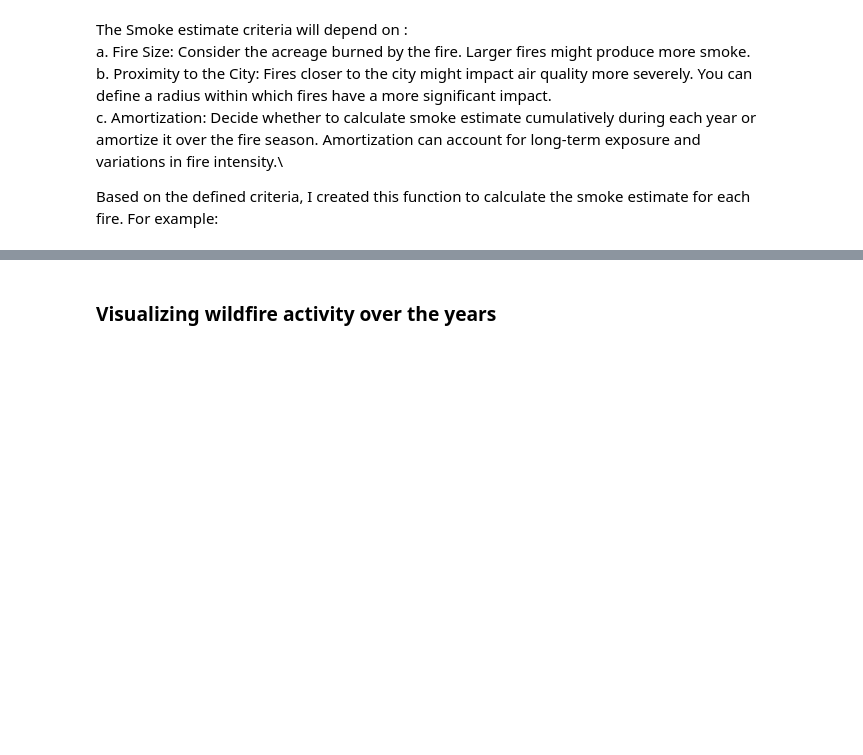
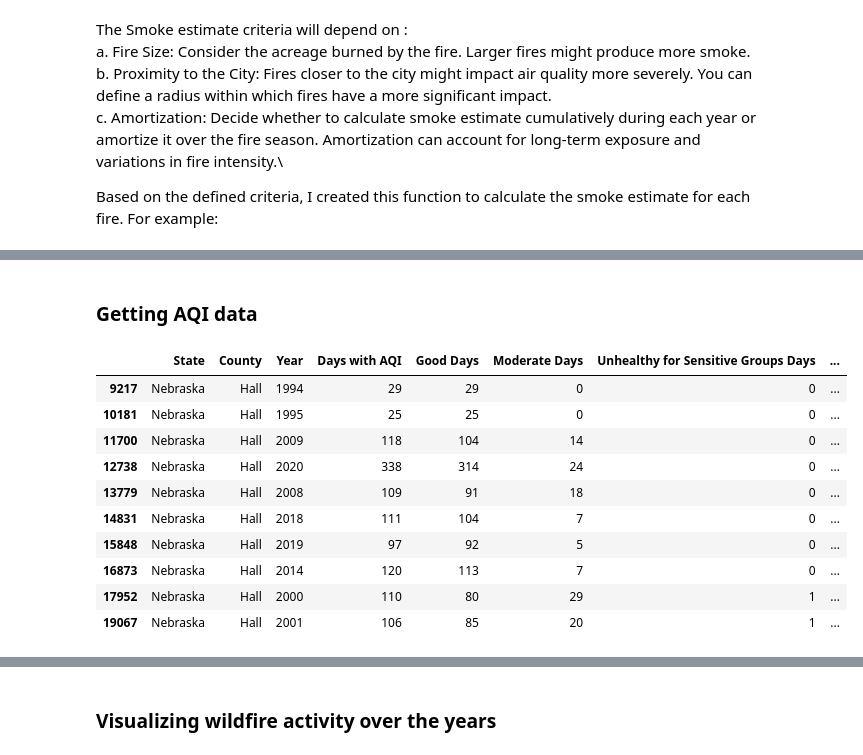
Before and after one commit to SayaniBoral/Human-Centered-Data-Science, a Jupyter notebook: Wild-fire-smoke-estimation/notebook/smoke_estimate_and_visualizations.ipynb, the cells around one changed output, grey strips where cells are left out. Cells and saved outputs as stored; diff of their text form; code cells hidden in the pictures; blank space fills up the shorter version.

```diff
--- a/Wild-fire-smoke-estimation/notebook/smoke_estimate_and_visualizations.ipynb
+++ b/Wild-fire-smoke-estimation/notebook/smoke_estimate_and_visualizations.ipynb
@@ -117,3 +117,38 @@ smoke_df.head(10)
 | 7 | 1999 | No Fire Name Provided (2) | 104.208446 | Prescribed Fire | [[-1993506.0771999992, 259752.860... | 1196.46 | [39.949501241387615, -121.0641773... | 1.292082 |
 | 8 | 1963 | JESSE MORROW (5) | 2793.704800 | Wildfire | [[-1953796.5231999997, -140594.89... | 1167.52 | [36.74943819359577, -119.37440388... | 2.170450 |
 | 9 | 1986 | No Fire Name Provided (5) | 69.934778 | Likely Wildfire | [[-1474971.2076999992, 545116.999... | 894.58 | [43.32734498497415, -115.48489238... | 8.534860 |
+# %% [markdown]
+### Getting AQI data
+# %%
+#AQI= pd.reas_csv('/Users/sayo/Documents/Projects/Home-Projects/ScratchPad/aqi/*.csv')
+import os
+# Specify the folder path where your CSV files are located
+folder_path = '/Users/sayo/Documents/Projects/Home-Projects/ScratchPad/aqi/'
+
+# Get a list of all CSV files in the folder
+csv_files = [file for file in os.listdir(folder_path) if file.endswith('.csv')]
+
+# Initialize an empty DataFrame to store the combined data
+aqi_combined_data = pd.DataFrame()
+
+# Loop through each CSV file and append its data to the combined DataFrame
+for file in csv_files:
+    file_path = os.path.join(folder_path, file)
+    df = pd.read_csv(file_path)
+    aqi_combined_data = aqi_combined_data.append(df, ignore_index=True)
+
+# Now, combined_data contains the data from all CSV files in the folder
+aqi_filtered_data=aqi_combined_data[(aqi_combined_data.County=='Hall') & (aqi_combined_data.State=='Nebraska')]
+aqi_filtered_data.head(10)
+# %% [output]
+|  | State | County | Year | Days with AQI | Good Days | Moderate Days | Unhealthy for Sensitive Groups Days | ... |
+| 9217 | Nebraska | Hall | 1994 | 29 | 29 | 0 | 0 | ... |
+| 10181 | Nebraska | Hall | 1995 | 25 | 25 | 0 | 0 | ... |
+| 11700 | Nebraska | Hall | 2009 | 118 | 104 | 14 | 0 | ... |
+| 12738 | Nebraska | Hall | 2020 | 338 | 314 | 24 | 0 | ... |
+| 13779 | Nebraska | Hall | 2008 | 109 | 91 | 18 | 0 | ... |
+| 14831 | Nebraska | Hall | 2018 | 111 | 104 | 7 | 0 | ... |
+| 15848 | Nebraska | Hall | 2019 | 97 | 92 | 5 | 0 | ... |
+| 16873 | Nebraska | Hall | 2014 | 120 | 113 | 7 | 0 | ... |
+| 17952 | Nebraska | Hall | 2000 | 110 | 80 | 29 | 1 | ... |
+| 19067 | Nebraska | Hall | 2001 | 106 | 85 | 20 | 1 | ... |
```
Also changed, not shown: parts of 3 cells of this notebook, 1 other file.
